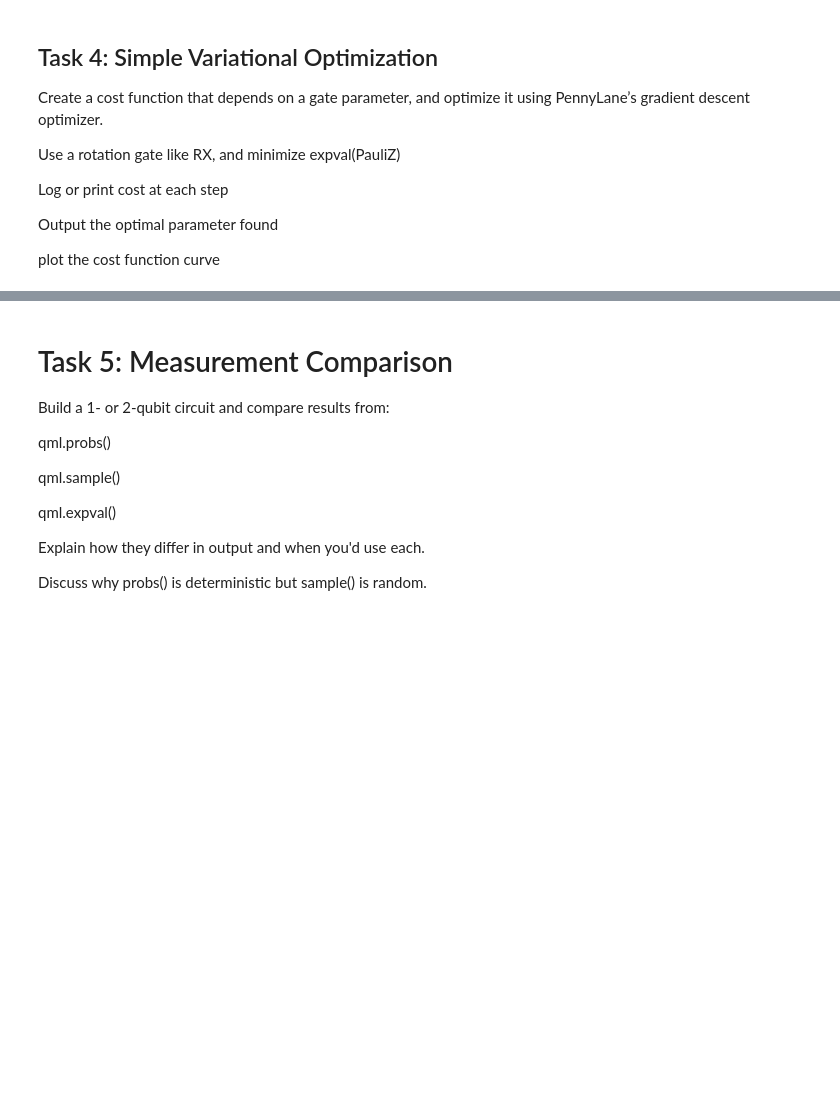
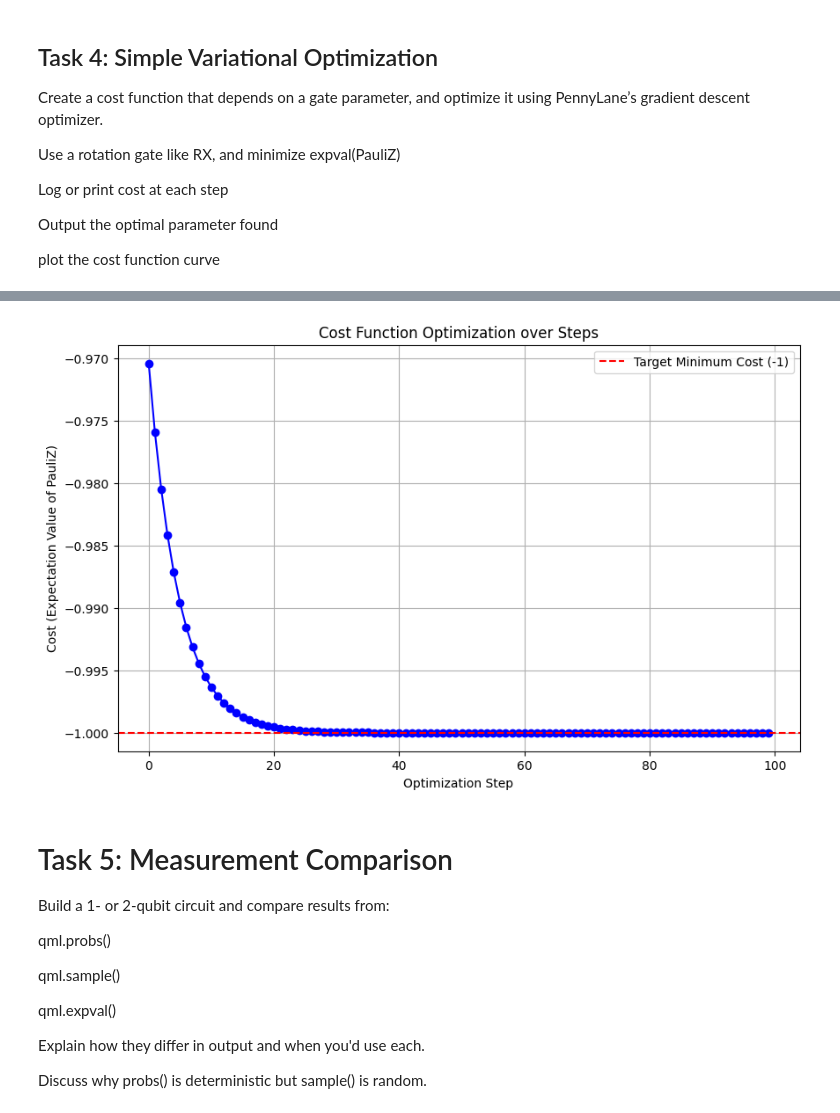
Before and after one commit to hewansirak/iCog-Trainings, a Jupyter notebook: PennyLane_Task.ipynb, the cells around one changed output, grey strips where cells are left out. Drawn from its saved outputs; the diff is of its cells as text; code cells hidden in the pictures; blank space fills up the shorter version.

Commit message:
Simple variational optimization

```diff
--- a/PennyLane_Task.ipynb
+++ b/PennyLane_Task.ipynb
@@ -343,3 +343,34 @@ Log or print cost at each step
 Output the optimal parameter found
 
 plot the cost function curve
+# %%
+@qml.qnode(dev)
+def circuit(theta):
+    """
+    Quantum circuit with an RX gate and PauliZ measurement.
+    """
+    qml.RX(theta, wires=0)
+    return qml.expval(qml.PauliZ(0))
+# %%
+def cost(theta):
+    return circuit(theta)
+# %%
+optimizer = qml.GradientDescentOptimizer(stepsize=0.1)
+steps = 100
+theta = np.array(np.random.uniform(low=0.1, high=2 * np.pi), requires_grad=True)
+
+print(f"Initial parameter (theta): {theta:.4f}")
+print(f"Initial cost: {cost(theta):.4f}\n")
+
+cost_history = []
+param_history = []
+
+print("Optimization Steps:")
+for i in range(steps):
+    theta, prev_cost = optimizer.step_and_cost(cost, theta)
+
+    if (i + 1) % 10 == 0 or i == 0 or i == steps - 1:
+        print(f"Step {i+1:3d}: Cost = {cost(theta):.4f}, Parameter (theta) = {theta:.4f}")
+
+    cost_history.append(cost(theta))
+    param_history.append(theta)
@@ -346,3 +393,15 @@ plot the cost function curve
+# %%
+plt.figure(figsize=(10, 6))
+plt.plot(range(len(cost_history)), cost_history, marker='o', linestyle='-', color='blue')
+plt.title('Cost Function Optimization over Steps')
+plt.xlabel('Optimization Step')
+plt.ylabel('Cost (Expectation Value of PauliZ)')
+plt.grid(True)
+plt.axhline(y=-1, color='red', linestyle='--', label='Target Minimum Cost (-1)')
+plt.legend()
+plt.show()
+# %% [output]
+[figure, added]
 # %% [markdown]
 # Task 5: Measurement Comparison
 Build a 1- or 2-qubit circuit and compare results from:
```
Also changed, not shown: parts of 1 cell of this notebook.
